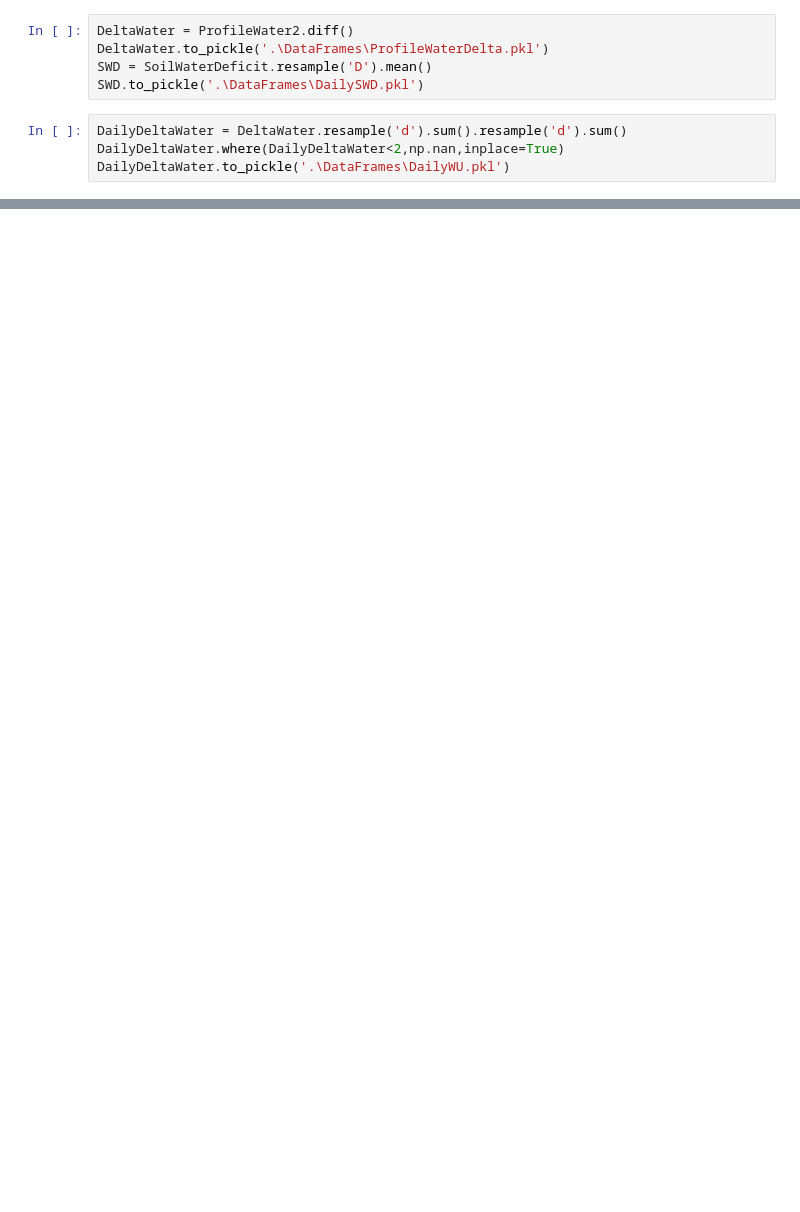
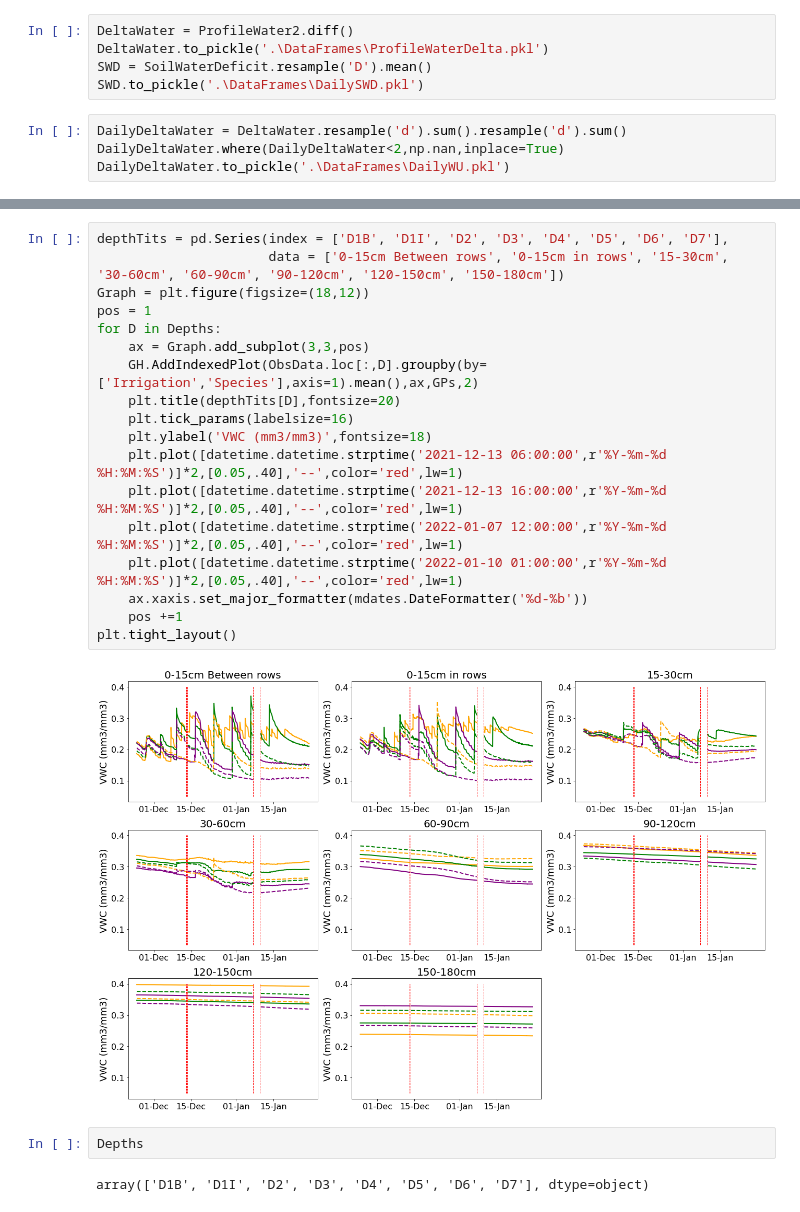
Before and after one commit to HamishBrownPFR/CropWaterAnalysis, a Jupyter notebook: Peas/SoilWaterAnalysis.ipynb, the cells around one changed output, grey strips where cells are left out. Saved outputs shown, nothing was run; the diff lists cells and outputs as text; blank space fills up the shorter version.

```diff
--- a/Peas/SoilWaterAnalysis.ipynb
+++ b/Peas/SoilWaterAnalysis.ipynb
@@ -194,0 +197,24 @@ DailyDeltaWater.to_pickle('.\DataFrames\DailyWU.pkl')
+# %%
+depthTits = pd.Series(index = ['D1B', 'D1I', 'D2', 'D3', 'D4', 'D5', 'D6', 'D7'],
+                      data = ['0-15cm Between rows', '0-15cm in rows', '15-30cm', '30-60cm', '60-90cm', '90-120cm', '120-150cm', '150-180cm'])
+Graph = plt.figure(figsize=(18,12))
+pos = 1
+for D in Depths:
+    ax = Graph.add_subplot(3,3,pos)
+    GH.AddIndexedPlot(ObsData.loc[:,D].groupby(by=['Irrigation','Species'],axis=1).mean(),ax,GPs,2)
+    plt.title(depthTits[D],fontsize=20)
+    plt.tick_params(labelsize=16)
+    plt.ylabel('VWC (mm3/mm3)',fontsize=18)
+    plt.plot([datetime.datetime.strptime('2021-12-13 06:00:00',r'%Y-%m-%d %H:%M:%S')]*2,[0.05,.40],'--',color='red',lw=1)
+    plt.plot([datetime.datetime.strptime('2021-12-13 16:00:00',r'%Y-%m-%d %H:%M:%S')]*2,[0.05,.40],'--',color='red',lw=1)
+    plt.plot([datetime.datetime.strptime('2022-01-07 12:00:00',r'%Y-%m-%d %H:%M:%S')]*2,[0.05,.40],'--',color='red',lw=1)
+    plt.plot([datetime.datetime.strptime('2022-01-10 01:00:00',r'%Y-%m-%d %H:%M:%S')]*2,[0.05,.40],'--',color='red',lw=1)
+    ax.xaxis.set_major_formatter(mdates.DateFormatter('%d-%b'))
+    pos +=1
+plt.tight_layout()
+# %% [output]
+[figure, added]
+# %%
+Depths
+# %% [output]
+array(['D1B', 'D1I', 'D2', 'D3', 'D4', 'D5', 'D6', 'D7'], dtype=object)
```
Also changed, not shown: parts of 22 cells of this notebook, 17 other files.
